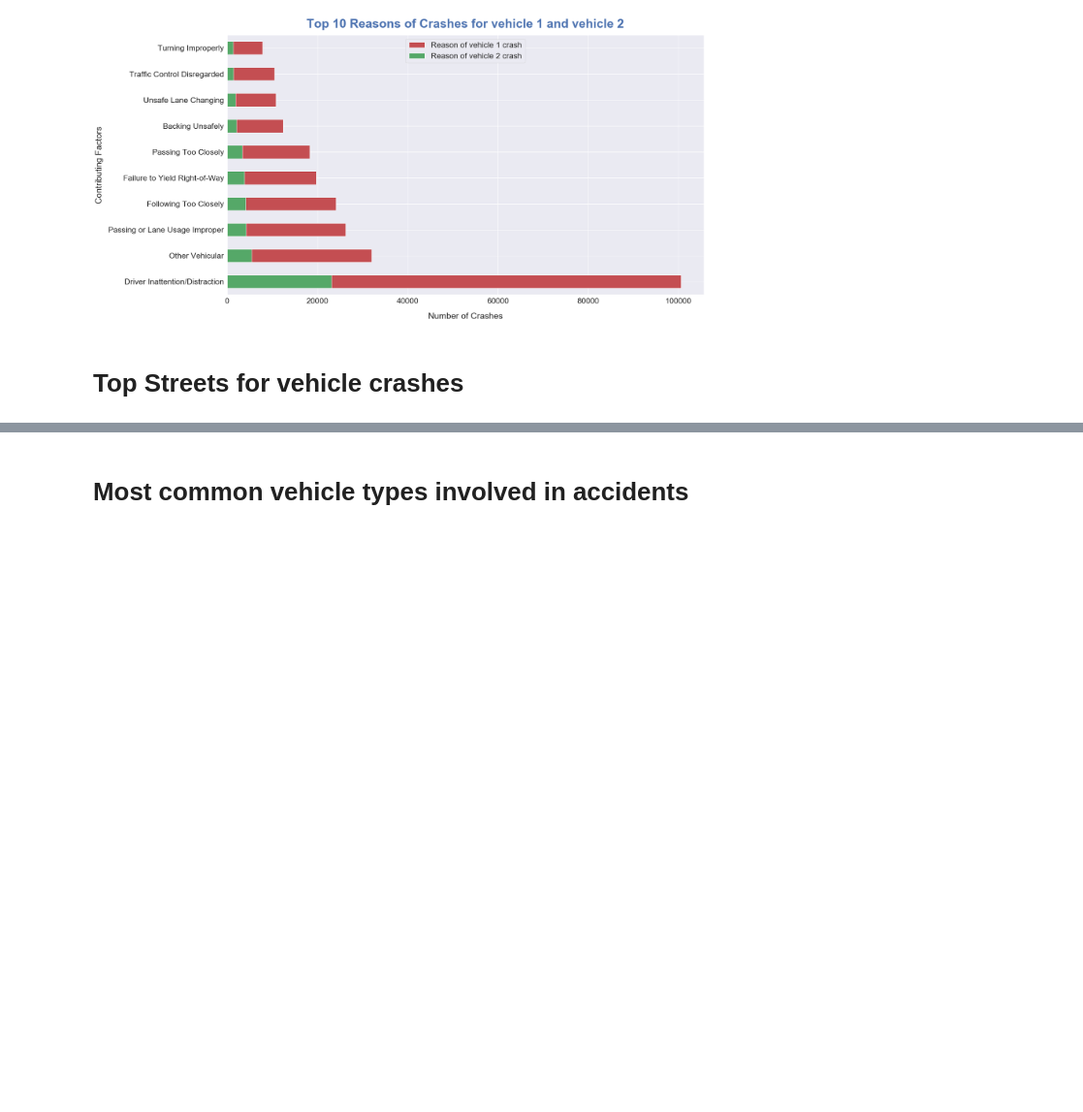
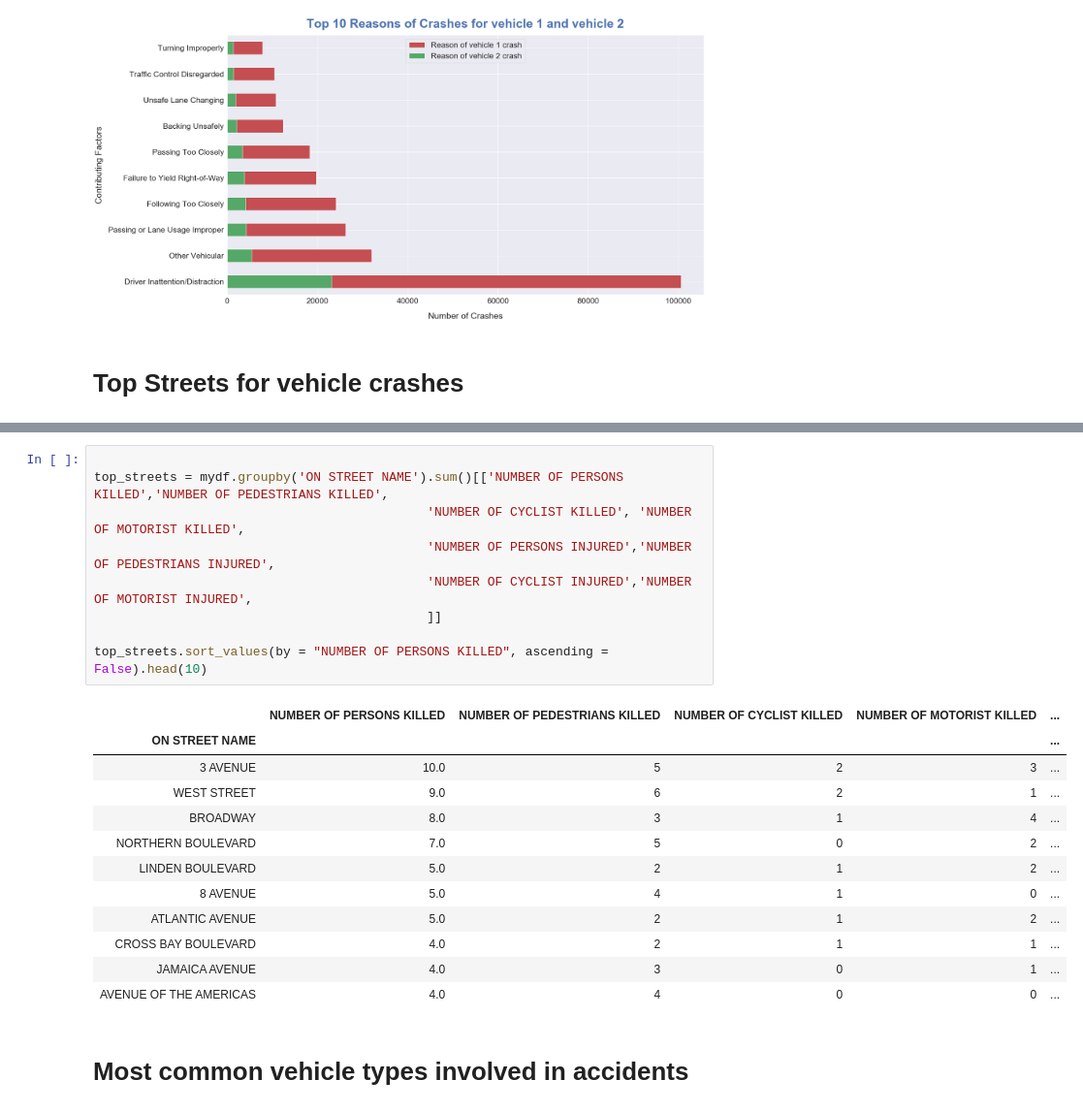
Before and after one commit to tcomr/NYC-vehicle-crash, a Jupyter notebook: notebooks/nyc_auto_crash.ipynb, the cells around one changed output, grey strips where cells are left out. Shown at 97% size. Saved outputs shown, nothing was run; the diff lists cells and outputs as text; blank space fills up the shorter version.

```diff
--- a/notebooks/nyc_auto_crash.ipynb
+++ b/notebooks/nyc_auto_crash.ipynb
@@ -565,3 +571,25 @@ mydf.groupby('ON STREET NAME').count().sort_values(by = 'CRASH TIME', ascending
+# %%
+
+top_streets = mydf.groupby('ON STREET NAME').sum()[['NUMBER OF PERSONS KILLED','NUMBER OF PEDESTRIANS KILLED',
+                                            'NUMBER OF CYCLIST KILLED', 'NUMBER OF MOTORIST KILLED',
+                                            'NUMBER OF PERSONS INJURED','NUMBER OF PEDESTRIANS INJURED',
+                                            'NUMBER OF CYCLIST INJURED','NUMBER OF MOTORIST INJURED',
+                                            ]]
+
+top_streets.sort_values(by = "NUMBER OF PERSONS KILLED", ascending = False).head(10)
+# %% [output]
+|  | NUMBER OF PERSONS KILLED | NUMBER OF PEDESTRIANS KILLED | NUMBER OF CYCLIST KILLED | NUMBER OF MOTORIST KILLED | ... |
+| ON STREET NAME |  |  |  |  | ... |
+| 3 AVENUE | 10.0 | 5 | 2 | 3 | ... |
+| WEST STREET | 9.0 | 6 | 2 | 1 | ... |
+| BROADWAY | 8.0 | 3 | 1 | 4 | ... |
+| NORTHERN BOULEVARD | 7.0 | 5 | 0 | 2 | ... |
+| LINDEN BOULEVARD | 5.0 | 2 | 1 | 2 | ... |
+| 8 AVENUE | 5.0 | 4 | 1 | 0 | ... |
+| ATLANTIC AVENUE | 5.0 | 2 | 1 | 2 | ... |
+| CROSS BAY BOULEVARD | 4.0 | 2 | 1 | 1 | ... |
+| JAMAICA AVENUE | 4.0 | 3 | 0 | 1 | ... |
+| AVENUE OF THE AMERICAS | 4.0 | 4 | 0 | 0 | ... |
 # %% [markdown]
 # Most common vehicle types involved in accidents
 # %%
```
Also changed, not shown: parts of 2 cells of this notebook, 2 other files.
